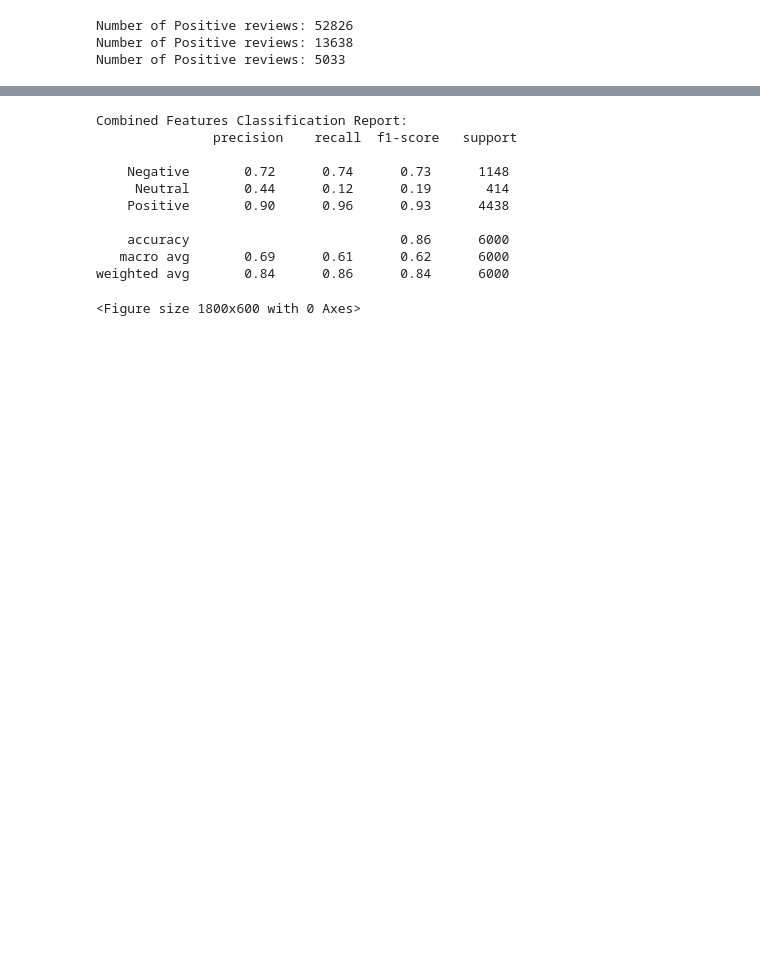
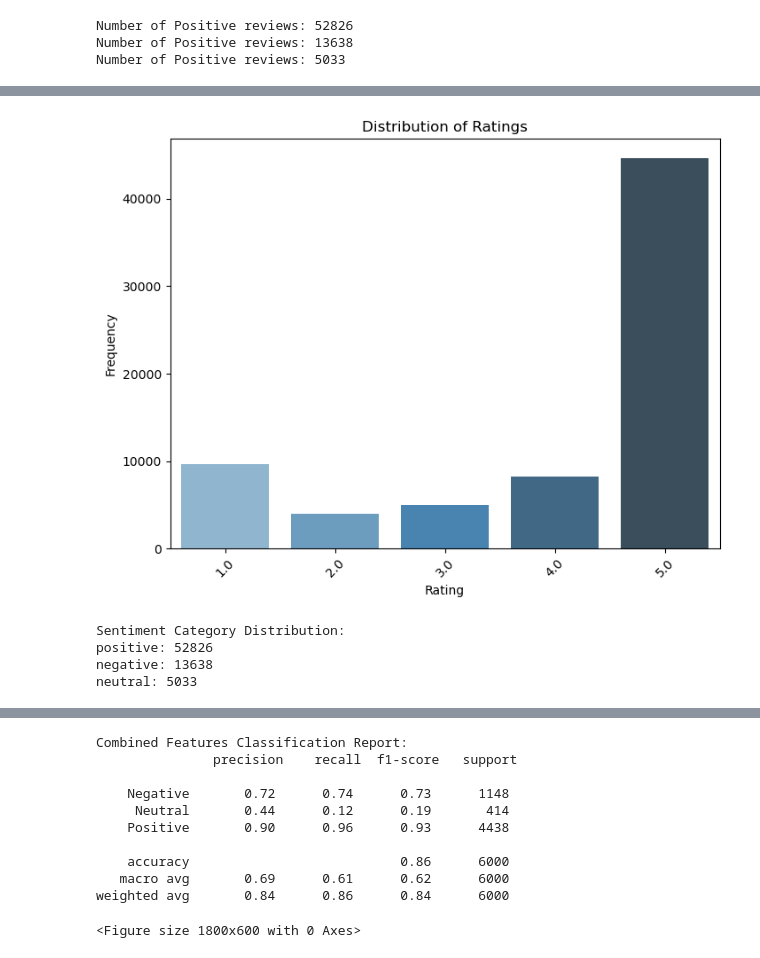
Before and after one commit to ramistry/Sentiment_Analysis, a Jupyter notebook: Advanced.ipynb, the cells around one changed output, grey strips where cells are left out. Cells and saved outputs as stored; diff of their text form; code cells hidden in the pictures; blank space fills up the shorter version.

Commit message:
Added EDA and graphs

```diff
--- a/Advanced.ipynb
+++ b/Advanced.ipynb
@@ -50,3 +52,25 @@ print(f"Number of Positive reviews: {positive_count}")
 Number of Positive reviews: 52826
 Number of Positive reviews: 13638
 Number of Positive reviews: 5033
+# %%
+print(f"Total records loaded: {len(reviews)}")
+
+fields = reviews[0].keys()
+print(f"Example fields in the data: {fields}")
+
+ratings = [item.get("rating", None) for item in reviews]
+print(f"Number of reviews with ratings: {len([r for r in ratings if r is not None])}")
+print(f"Unique ratings: {set(ratings)}")
+
+rating_counts = Counter(ratings)
+print("Frequency of ratings (sorted):")
+for rating, count in sorted(rating_counts.items()):
+    print(f"Rating {rating}: {count}")
+
+review_lengths = [len(item.get("text", "")) for item in reviews if "text" in item]
+average_review_length = sum(review_lengths) / len(review_lengths) if review_lengths else 0
+print(f"\nAverage review length (characters): {average_review_length:.2f}")
+
+helpful_votes = [item.get("helpful_vote", 0) for item in reviews]
+average_helpful_votes = sum(helpful_votes) / len(helpful_votes) if helpful_votes else 0
+print(f"\nAverage helpful votes per review: {average_helpful_votes:.2f}")
@@ -52,0 +92,33 @@ Number of Positive reviews: 5033
+# %%
+ratings = list(rating_counts.keys())
+counts = list(rating_counts.values())
+plt.figure(figsize=(8, 6))
+sns.barplot(x=ratings, y=counts, palette='Blues_d')
+plt.title('Distribution of Ratings')
+plt.xlabel('Rating')
+plt.ylabel('Frequency')
+plt.xticks(rotation=45)
+plt.show()
+# %% [output]
+[figure, added]
+# %%
+# Convert ratings to sentiment categories
+sentiment = []
+for rating in ratings:
+    if rating in [1.0, 2.0]:
+        sentiment.append("negative")
+    elif rating == 3.0:
+        sentiment.append("neutral")
+    elif rating in [4.0, 5.0]:
+        sentiment.append("positive")
+
+# Analyze distribution
+sentiment_counts = Counter(sentiment)
+print("\nSentiment Category Distribution:")
+for category, count in sentiment_counts.items():
+    print(f"{category}: {count}")
+# %% [output]
+Sentiment Category Distribution:
+positive: 52826
+negative: 13638
+neutral: 5033
```
Also changed, not shown: parts of 10 cells of this notebook, 1 other file.
